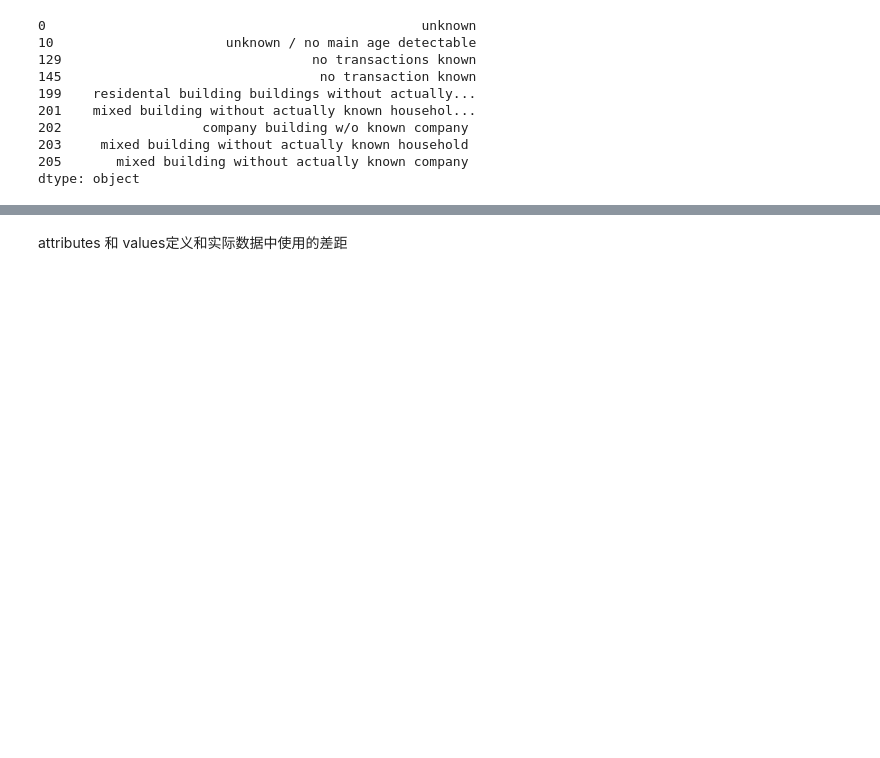
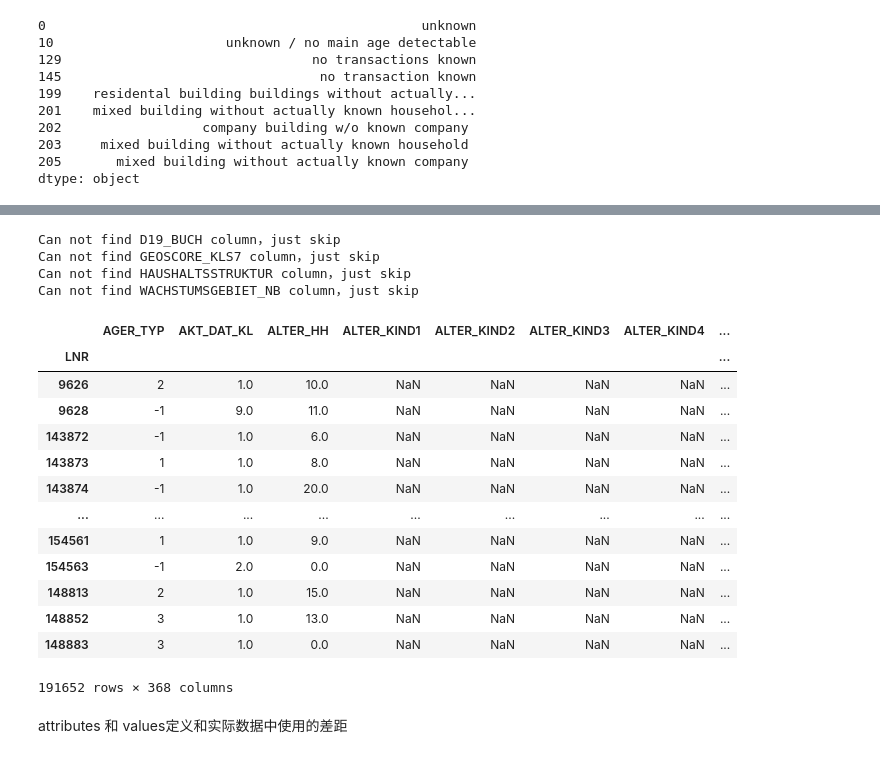
Before and after one commit to lqiang79/udacity_DSND_arvato, a Jupyter notebook: Arvato_Project_Workbook_zh.ipynb, the cells around one changed output, grey strips where cells are left out. Saved outputs shown, nothing was run; the diff lists cells and outputs as text; code cells hidden in the pictures; blank space fills up the shorter version.

```diff
--- a/Arvato_Project_Workbook_zh.ipynb
+++ b/Arvato_Project_Workbook_zh.ipynb
@@ -289,3 +324,25 @@ Can not find WACHSTUMSGEBIET_NB column，just skip
+# %%
+cleanupUnknownValue(customers, columnUnknowValues)
+customers
+# %% [output]
+Can not find D19_BUCH column，just skip
+Can not find GEOSCORE_KLS7 column，just skip
+Can not find HAUSHALTSSTRUKTUR column，just skip
+Can not find WACHSTUMSGEBIET_NB column，just skip
+|  | AGER_TYP | AKT_DAT_KL | ALTER_HH | ALTER_KIND1 | ALTER_KIND2 | ALTER_KIND3 | ALTER_KIND4 | ... |
+| LNR |  |  |  |  |  |  |  | ... |
+| 9626 | 2 | 1.0 | 10.0 | NaN | NaN | NaN | NaN | ... |
+| 9628 | -1 | 9.0 | 11.0 | NaN | NaN | NaN | NaN | ... |
+| 143872 | -1 | 1.0 | 6.0 | NaN | NaN | NaN | NaN | ... |
+| 143873 | 1 | 1.0 | 8.0 | NaN | NaN | NaN | NaN | ... |
+| 143874 | -1 | 1.0 | 20.0 | NaN | NaN | NaN | NaN | ... |
+| ... | ... | ... | ... | ... | ... | ... | ... | ... |
+| 154561 | 1 | 1.0 | 9.0 | NaN | NaN | NaN | NaN | ... |
+| 154563 | -1 | 2.0 | 0.0 | NaN | NaN | NaN | NaN | ... |
+| 148813 | 2 | 1.0 | 15.0 | NaN | NaN | NaN | NaN | ... |
+| 148852 | 3 | 1.0 | 13.0 | NaN | NaN | NaN | NaN | ... |
+| 148883 | 3 | 1.0 | 0.0 | NaN | NaN | NaN | NaN | ... |
+191652 rows × 368 columns
 # %% [markdown]
 attributes 和 values定义和实际数据中使用的差距
 # %%
```
Also changed, not shown: parts of 49 cells of this notebook, 1 other file.
